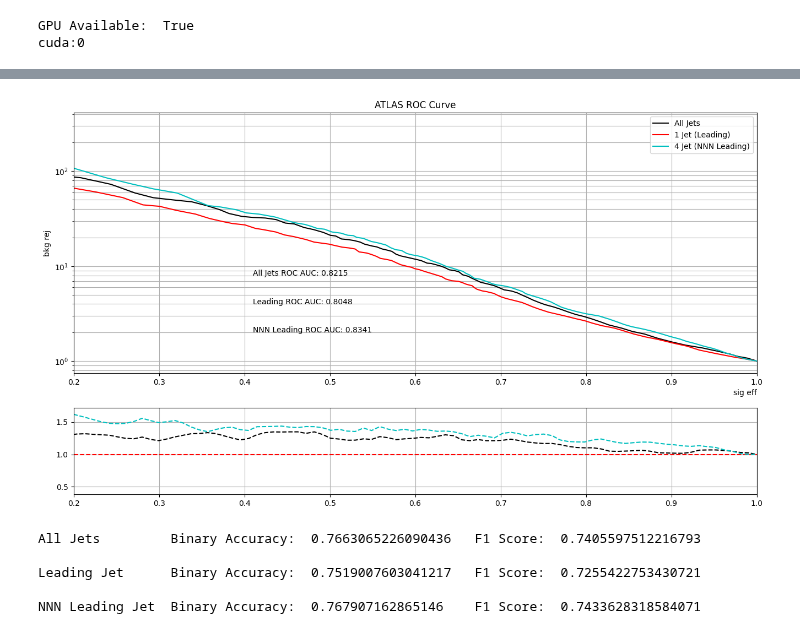
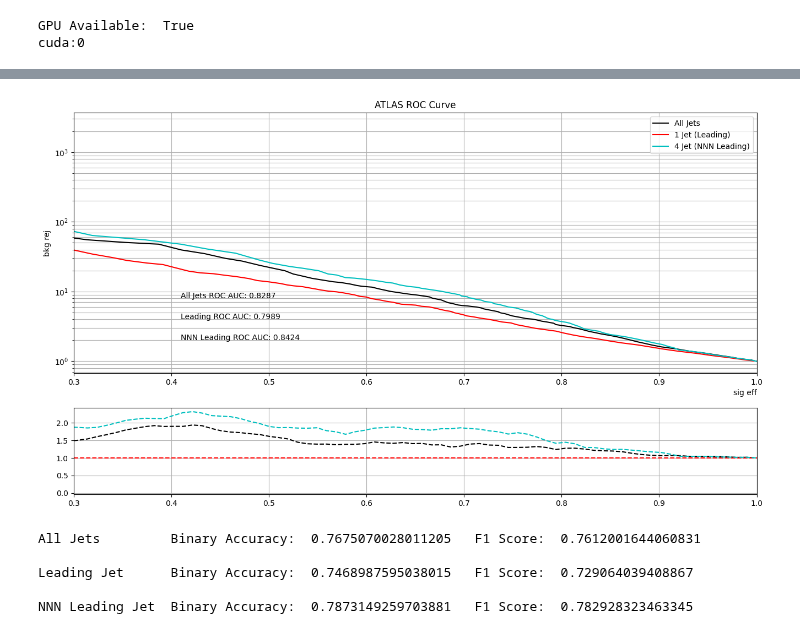
Before and after one commit to LukeV37/Pileup_Project, a Jupyter notebook: analysis/Leading_Jet_Validation.ipynb, the cells around one changed output, grey strips where cells are left out. Saved outputs shown, nothing was run; the diff lists cells and outputs as text; code cells hidden in the pictures.

```diff
--- a/analysis/Leading_Jet_Validation.ipynb
+++ b/analysis/Leading_Jet_Validation.ipynb
@@ -346,7 +346,7 @@ Epochs = 70
 
 # Train model with pt,eta,phi,m
 print("Training All Jets")
-All_Jets = Model(4,16,1).to(device)
+All_Jets = Model(4,32,1).to(device)
 optimizer = optim.Adam(All_Jets.parameters(), lr=0.0001)
 data = [All_Jets_train, y_train, All_Jets_val, y_val]
 All_Jets_history = train(All_Jets, data, epochs=Epochs)
@@ -354,7 +354,7 @@ print()
 
 # Train model with pt,eta,phi,m
 print("Training Leading Jet")
-Leading_Jet = Model(4,16,1).to(device)
+Leading_Jet = Model(4,32,1).to(device)
 optimizer = optim.Adam(Leading_Jet.parameters(), lr=0.0001)
 data = [Leading_train, y_train, Leading_val, y_val]
 Leading_Jet_history = train(Leading_Jet, data, epochs=Epochs)
@@ -378,7 +378,7 @@ print()
 
 # Train model with pt,eta,phi,m
 print("Training NNN Leading Jet")
-NNN_Leading_Jet = Model(4,16,1).to(device)
+NNN_Leading_Jet = Model(4,32,1).to(device)
 optimizer = optim.Adam(NNN_Leading_Jet.parameters(), lr=0.0001)
 data = [NNN_Leading_train, y_train, NNN_Leading_val, y_val]
 NNN_Leading_Jet_history = train(NNN_Leading_Jet, data, epochs=Epochs)
@@ -443,7 +443,7 @@ def ATLAS_roc(y_true, y_pred):
     sig_eff = []
     bkg_eff = []
 
-    thresholds = np.linspace(0,0.95,100)
+    thresholds = np.linspace(0,0.97,100)
 
     for threshold in thresholds:
         sig_eff.append(((y_pred[sig] > threshold).sum() / y_true[sig].shape[0]))
@@ -521,38 +521,38 @@ ax1.text(0.41,2,AUC5)
 x = 1-np.flip(th1)
 ratio1 = np.interp(x,np.flip(x1),np.flip(y1))/np.interp(x,np.flip(x2),np.flip(y2))
 ratio2 = np.interp(x,np.flip(x2),np.flip(y2))/np.interp(x,np.flip(x2),np.flip(y2))
 #ratio3 = np.interp(x,np.flip(x3),np.flip(y3))/np.interp(x,np.flip(x2),np.flip(y2))
 #ratio4 = np.interp(x,np.flip(x4),np.flip(y4))/np.interp(x,np.flip(x2),np.flip(y2))
 ratio5 = np.interp(x,np.flip(x5),np.flip(y5))/np.interp(x,np.flip(x2),np.flip(y2))
 
 ax2.plot(x,ratio1,linestyle='--',color='k')
 ax2.plot(x,ratio2,linestyle='--',color='r')
 #ax2.plot(x,ratio3,linestyle='--',color='g')
 #ax2.plot(x,ratio4,linestyle='--',color='b')
 ax2.plot(x,ratio5,linestyle='--',color='c')
 
 # General Plot Settings
 ax1.legend()
 ax1.set_yscale('log')
 ax1.grid(which='both')
 ax2.grid(which='both')
-ax1.set_xlim(0.2,1)
-ax2.set_xlim(0.2,1)
+ax1.set_xlim(0.3,1)
+ax2.set_xlim(0.3,1)
 plt.show()
 
 print("All Jets\t","Binary Accuracy: ", BA1, "\tF1 Score: ", f11)
 print("")
 print("Leading Jet\t","Binary Accuracy: ", BA2, "\tF1 Score: ", f12)
 print("")
 #print("N Leading Jets\t","Binary Accuracy: ", BA3, "\tF1 Score: ", f13)
 #print("")
 #print("NN Leading Jets\t","Binary Accuracy: ", BA4, "\tF1 Score: ", f14)
 #print("")
 print("NNN Leading Jet\t","Binary Accuracy: ", BA5, "\tF1 Score: ", f15)
 # %% [output]
-[figure, old version]
+[figure, new version]
-All Jets         Binary Accuracy:  0.7663065226090436   F1 Score:  0.7405597512216793
+All Jets         Binary Accuracy:  0.7675070028011205   F1 Score:  0.7612001644060831
 
-Leading Jet      Binary Accuracy:  0.7519007603041217   F1 Score:  0.7255422753430721
+Leading Jet      Binary Accuracy:  0.7468987595038015   F1 Score:  0.729064039408867
 
-NNN Leading Jet  Binary Accuracy:  0.767907162865146    F1 Score:  0.7433628318584071
+NNN Leading Jet  Binary Accuracy:  0.7873149259703881   F1 Score:  0.782928323463345
```
Also changed, not shown: parts of 3 cells of this notebook.
